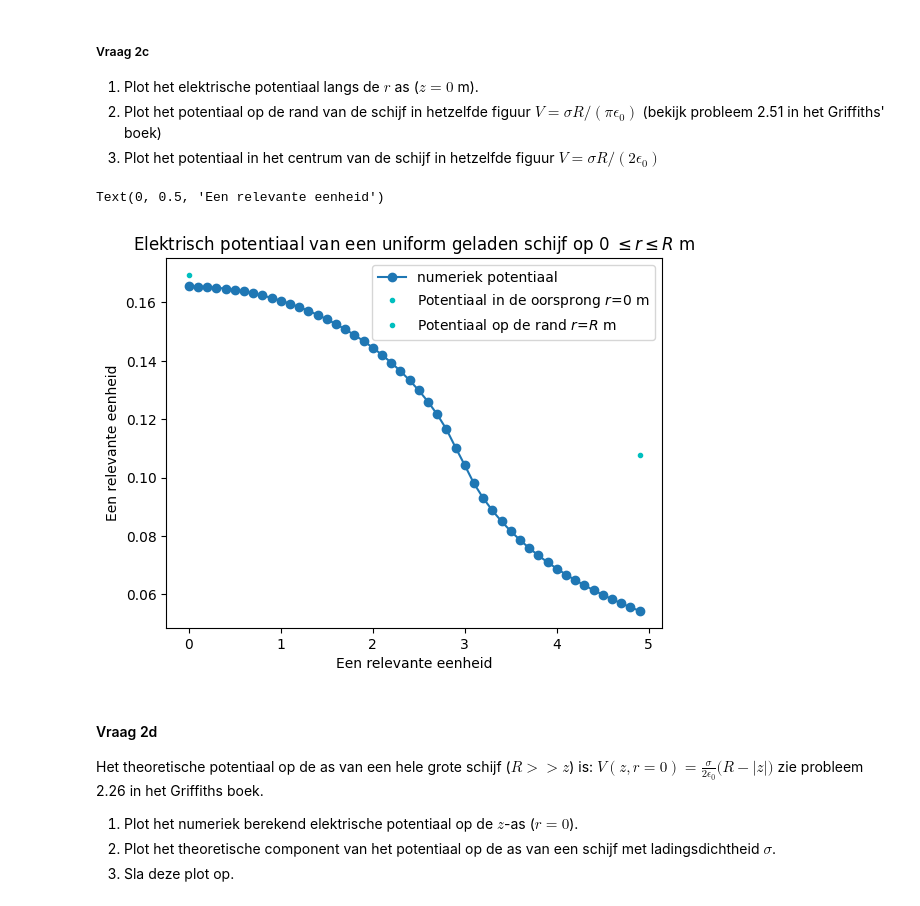
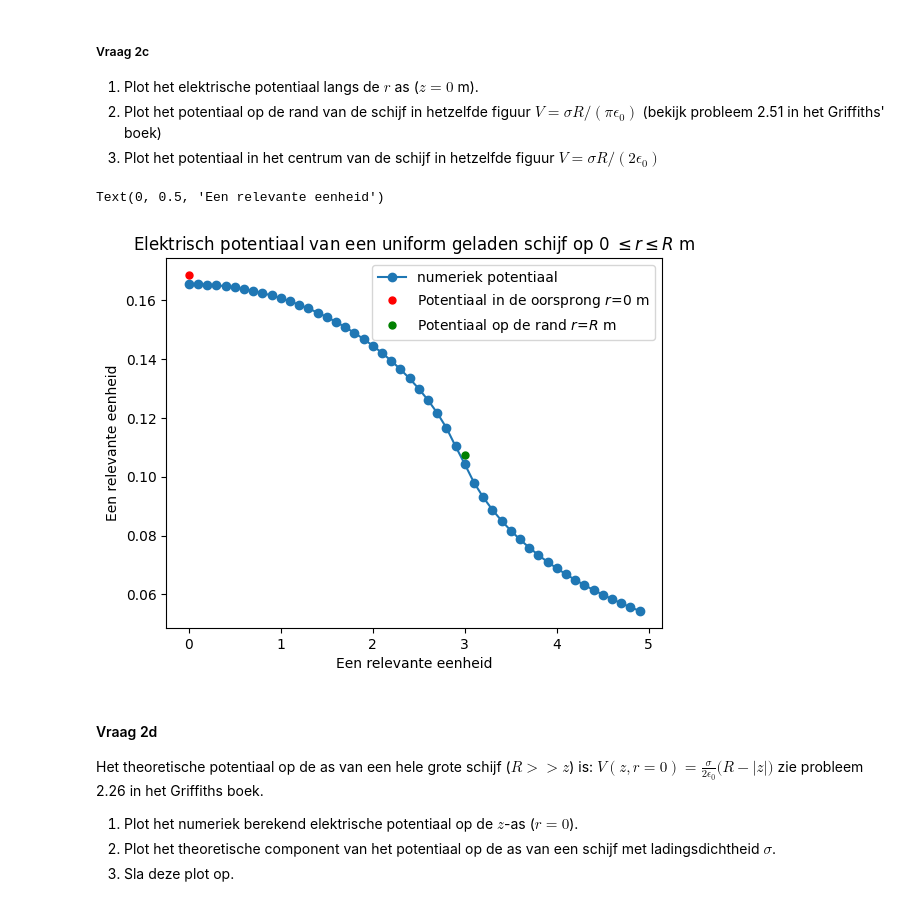
Before and after one commit to Peppertje/opdrachten-DEF-D-Pepper, a Jupyter notebook: DigitaleOntwerpopdrachten/1CondensatorOpdracht/CondensatorOntwerpopdracht.ipynb, the cells around one changed output. Saved outputs shown, nothing was run; the diff lists cells and outputs as text; code cells hidden in the pictures.

```diff
--- a/DigitaleOntwerpopdrachten/1CondensatorOpdracht/CondensatorOntwerpopdracht.ipynb
+++ b/DigitaleOntwerpopdrachten/1CondensatorOpdracht/CondensatorOntwerpopdracht.ipynb
@@ -174,6 +187,21 @@ r_for_E = r[1:-1]  # de centered finite-difference method kan E niet berekenen o
 z_for_E = z[1:-1]  # de centered finite-difference method kan E niet berekenen op het allereerste en allerlaatste gridpunt in de z-dimensie
 
 plot_results_disk(Ez, Er, normE, V, r, z, grid_step, disk_radius, z_coord_DISK, z_coord_DISK)
+
+# Standaardarrays voor dimensies van het domein
+idx_V_z0 =find_idx_nearest(z, 0)
+idx_V_z1 = find_idx_nearest(z, 1)
+idx_V_zmin1 = find_idx_nearest(z, -1)
+idx_E_z0 = idx_V_z0 -1
+idx_E_z1 = idx_V_z1 -1
+idx_E_zmin1 = idx_V_zmin1 -1
+idx_r0 = find_idx_nearest(r, 0) # de index die hoort bij r = 0
+r_V = r # de straalwaarden
+r_V_log = np.log(r[1:])  # de straalwaarden, maar zonder het eerste punt (r = 0) omdat dat oneindig is
+r_E = r[1:-1]  # de straalwaarden, maar zonder het eerste en laatste punt door berekeningen van E op de randen van het domein
+r_E_log = np.log(r[2:-1])  # de straalwaarden, maar zonder het eerste en laatste punt door berekeningen van E op de randen van het domein, voor logaritmische weergave
+z_V = z  # de z-waarden waarop V is berekend
+z_E = z[1:-1]  # de z-waarden waarop E is berekend, vanwege de centered finite-difference method
 # %% [output]
 [figure]
 [figure]
@@ -198,6 +226,6 @@ Pas de cel die je in vraag 2a hebt aangepast weer aan naar de originele waardes.
 Het aantal punten dat gebruikt wordt om de schijf te creëren is number_point_charges_on_disk en de lading van een punt is charge_one_point in Coulomb.
 1. Bereken en print de ladingsdichtheid $\sigma$ met een correcte eenheid.
 # %%
-sigma = charge_one_point / inter_charge_distance**2  # oppervlakte ladingsdichtheid (C/m^2)
+sigma = charge_one_point * number_point_charges_on_disk / (np.pi*disk_radius**2)  # oppervlakte ladingsdichtheid (C/m^2)
 print("De oppervlakte ladingsdichtheid van de schijf is:", sigma, "C/m^2")
 # %% [output]
@@ -211,25 +239,20 @@ De oppervlakte ladingsdichtheid van de schijf is: 9.999999999999998e-13 C/m^2
 3. Plot het potentiaal in het centrum van de schijf in hetzelfde figuur $V = \sigma R/(2 \epsilon_0)$
 # %%
 # Vul deze code aan zodat deze vraag 2.3 beantwoord.
-idx_z_zero = find_idx_nearest(z, 0)
-
-V_r = V[idx_z_zero, :]  # potentiaal op z = 0
-
+V2c = V[idx_V_z0, :]  # potentiaal op z = 0
 V_0 = sigma*disk_radius/(2*epsilon0)  # potentiaal op r = 0
-
 V_R = sigma*disk_radius/(np.pi*epsilon0)  # potentiaal op de straal van de schijf
-r_R = r[-1]  # straal van de schijf
 
 plt.title(f"Elektrisch potentiaal van een uniform geladen schijf op 0 $\leq r \leq R$ m")
-plt.plot(r, V_r, "o-", label="numeriek potentiaal")
-plt.plot(0, V_0, "c.", label="Potentiaal in de oorsprong $r$=0 m")
-plt.plot(r_R, V_R, "c.", label="Potentiaal op de rand $r$=$R$ m")
+plt.plot(r, V2c, "o-", label="numeriek potentiaal")
+plt.plot(0, V_0, "r.", markersize=10, label="Potentiaal in de oorsprong $r$=0 m")
+plt.plot(disk_radius, V_R, "g.", markersize=10, label="Potentiaal op de rand $r$=$R$ m")
 plt.legend()
 plt.xlabel("Een relevante eenheid")
 plt.ylabel("Een relevante eenheid")
 # %% [output]
 Text(0, 0.5, 'Een relevante eenheid')
-[figure, old version]
+[figure, new version]
 # %% [markdown]
 #### Vraag 2d
 
```
Also changed, not shown: parts of 19 cells of this notebook, 2 other files.
